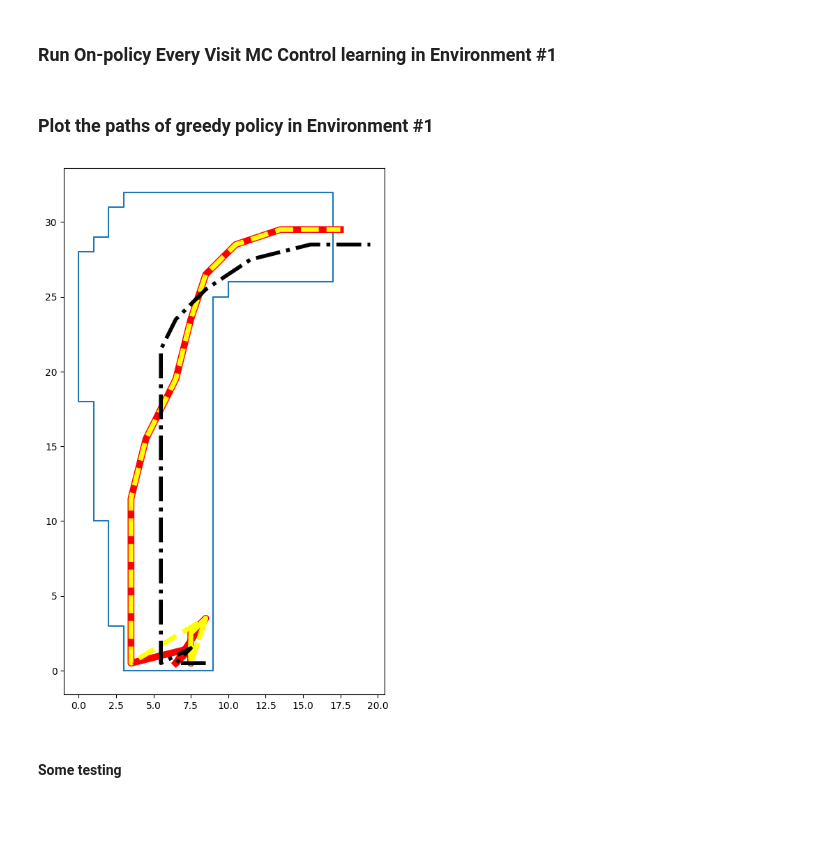
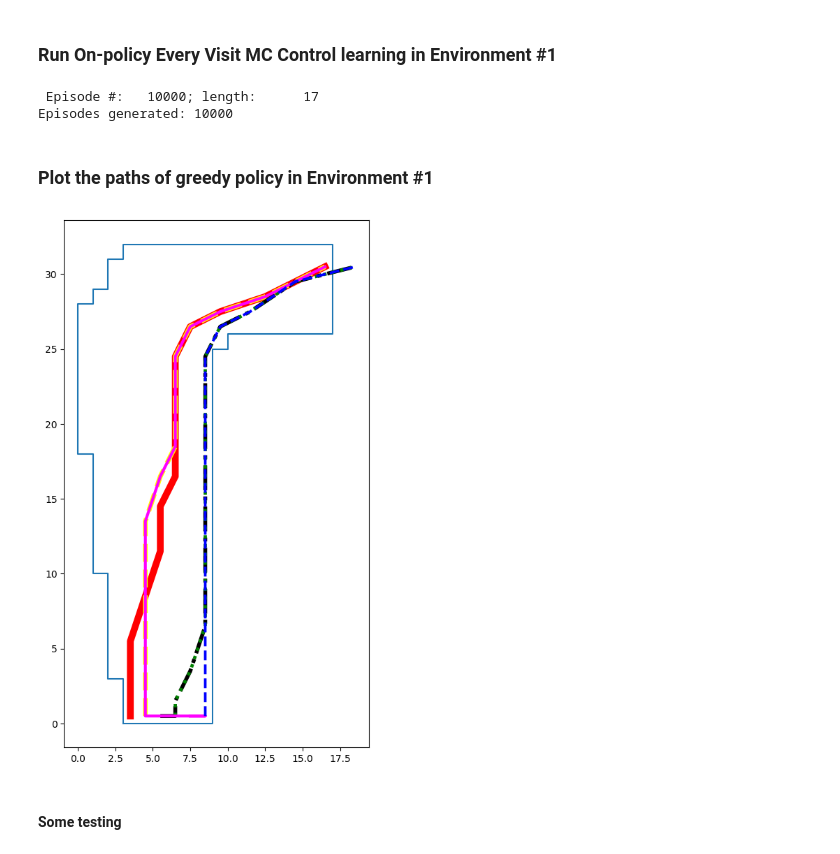
Before and after one commit to muarvyn/SuttonBartoRLBook.exercise, a Jupyter notebook: Racetrack/Exercise 5.12.ipynb, the cells around one changed output. Drawn from its saved outputs; the diff is of its cells as text; code cells hidden in the pictures; blank space fills up the shorter version.

```diff
--- a/Racetrack/Exercise 5.12.ipynb
+++ b/Racetrack/Exercise 5.12.ipynb
@@ -57,7 +60,8 @@ def getTraces(contour, start_line, finish_line, Q, from_position=None, to_positi
         ImmutableGreedyPolicy(Q),
         startPosition(from_position, to_position),
         lambda s,a: rt.getTransition(contour, s, a, finish_line,
-                            getStartPosition=lambda: rt.getStartPosition(start_line))
+                            getStartPosition=lambda: rt.getStartPosition(start_line),
+                            is_challenge=False)
                         + (REWARD,),
         episodes_max = to_position-from_position,
         episode_maxlen = 40
@@ -84,7 +88,7 @@ def plotTraces(contour, traces):
     lnst = ['-', '--', '-.', ':']
 
     for i, trace in enumerate(traces):
-        plt.plot(trace[:,0], trace[:,1], figure=f, linewidth=1+12/(i+2),  #wids[i%len(wids)],
+        plt.plot(trace[:,0], trace[:,1], figure=f, linewidth=1+12/(i+2),
                  color=cols[i%len(cols)], ls=lnst[i%len(lnst)])
 # %% [markdown]
 ### Setup Environment #2
@@ -140,14 +144,17 @@ C_1_int = np.zeros(shape=Q_1.shape, dtype=int)
 MCM.learnByEpisode(sequence_1,
                    #lambda e,i: MCM.OffPolicyMCControl(e, Q_1, C_1_float,
                    #             sequence.get_action.getDistribution, 0.99))
-                   lambda e,i: MCM.OnPolicyEveryVisitMCControl(e, Q_1, C_1_int, 0.99))
+                   lambda e,i: MCM.OnPolicyEveryVisitMCControl(e, Q_1, C_1_int, 0.98))
+# %% [output]
+ Episode #:   10000; length:      17
+Episodes generated: 10000
 # %% [markdown]
 ### Plot the paths of greedy policy in Environment #1
 # %%
-plotTraces(rt.contour_1, getTraces(rt.contour_1, rt.start_line_1, rt.finish_line_1, Q_1,
-                                  from_position = 6))
+plotTraces(rt.contour_1, getTraces(rt.contour_1, rt.start_line_1, rt.finish_line_1, Q_1))
+                                  #from_position = 6))
 # %% [output]
-[figure, old version]
+[figure, new version]
 # %% [markdown]
 #### Some testing
 # %%
```
Also changed, not shown: parts of 4 cells of this notebook, 1 other file.
